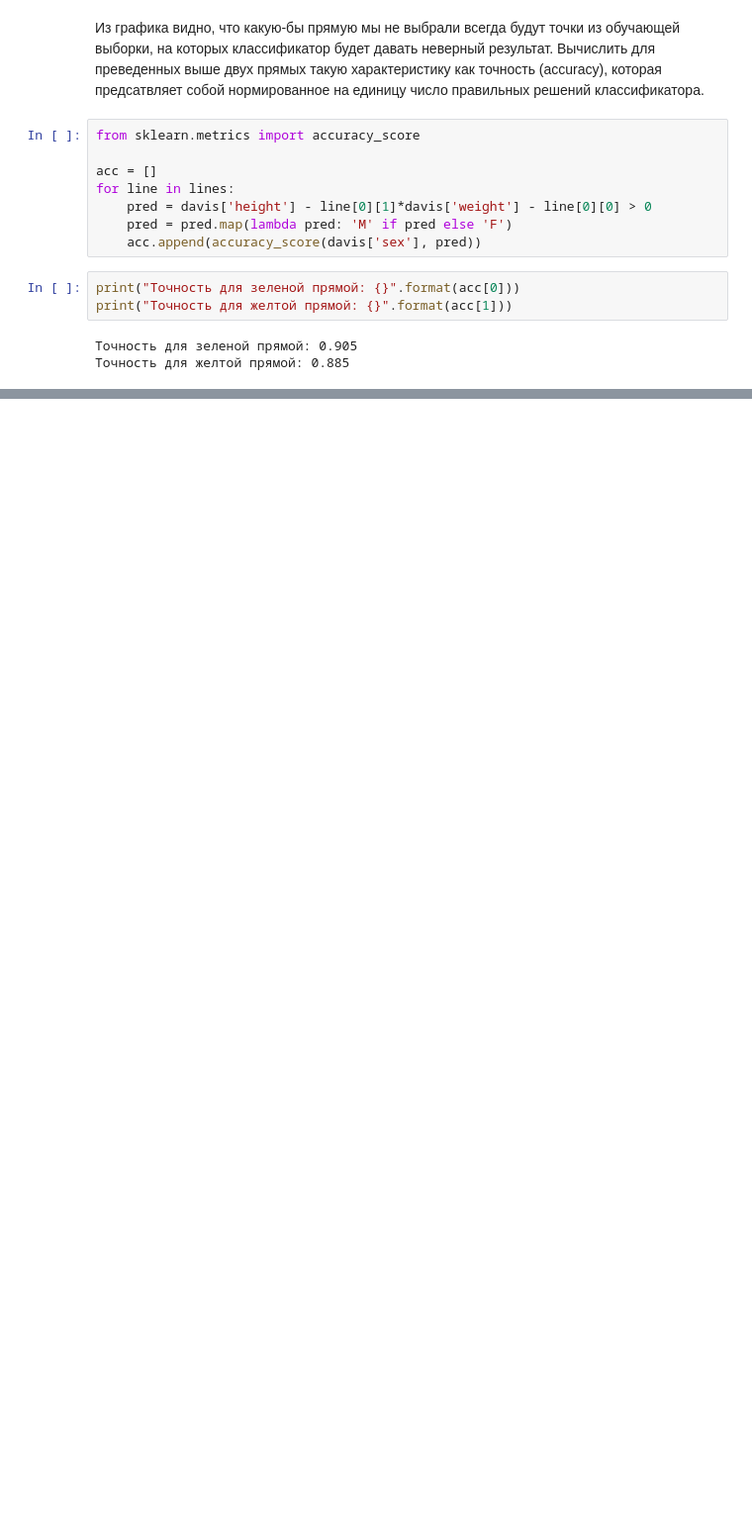
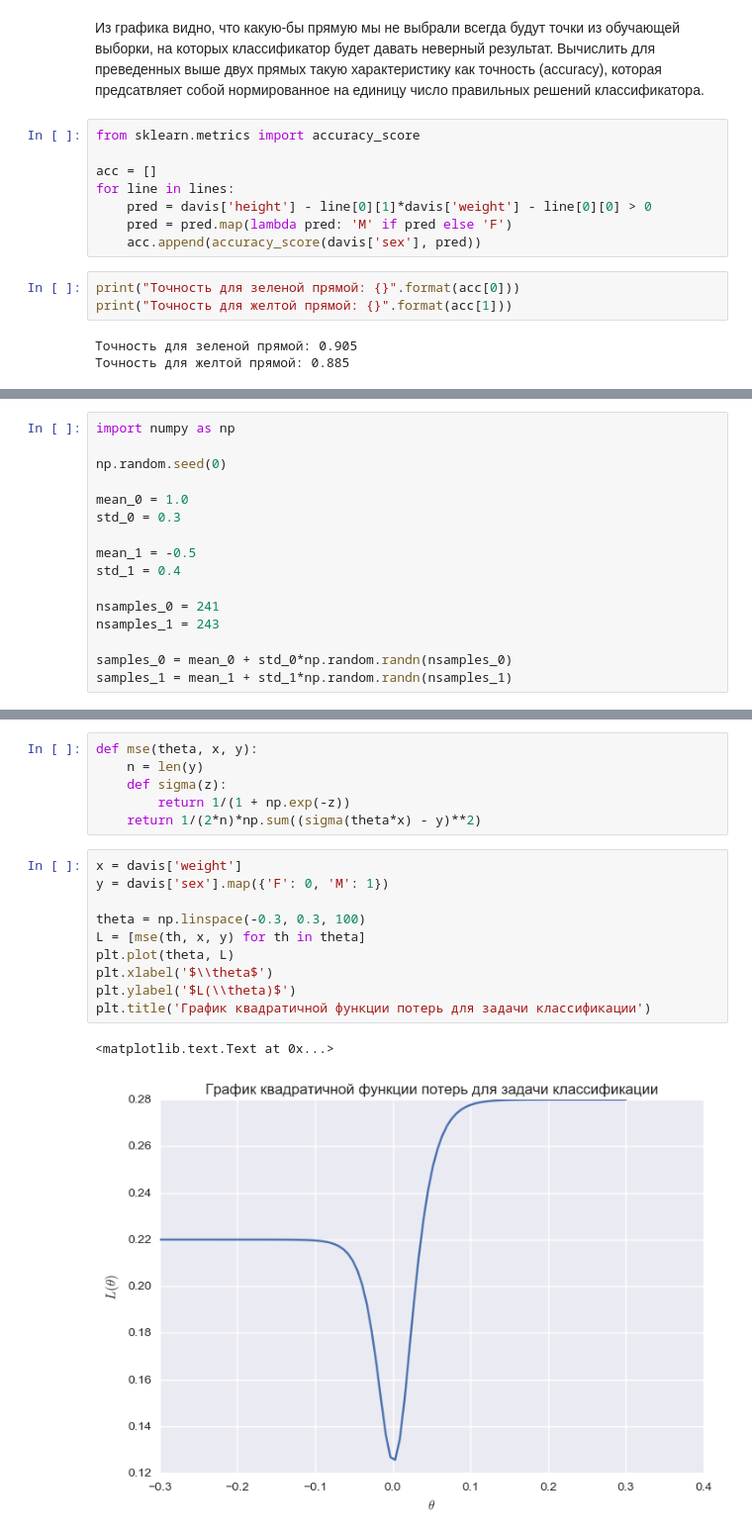
Before and after one commit to sdukshis/ml-intro, a Jupyter notebook: notebooks/LogisticRegression.ipynb, the cells around one changed output, grey strips where cells are left out. Shown at 99% size. Cells and saved outputs as stored; diff of their text form; blank space fills up the shorter version.

```diff
--- a/notebooks/LogisticRegression.ipynb
+++ b/notebooks/LogisticRegression.ipynb
@@ -125,0 +132,16 @@ $$
+# %%
+import numpy as np
+
+np.random.seed(0)
+
+mean_0 = 1.0
+std_0 = 0.3
+
+mean_1 = -0.5
+std_1 = 0.4
+
+nsamples_0 = 241
+nsamples_1 = 243
+
+samples_0 = mean_0 + std_0*np.random.randn(nsamples_0)
+samples_1 = mean_1 + std_1*np.random.randn(nsamples_1)
@@ -125,0 +192,19 @@ $$
+# %%
+def mse(theta, x, y):
+    n = len(y)
+    def sigma(z):
+        return 1/(1 + np.exp(-z))
+    return 1/(2*n)*np.sum((sigma(theta*x) - y)**2)
+# %%
+x = davis['weight']
+y = davis['sex'].map({'F': 0, 'M': 1})
+
+theta = np.linspace(-0.3, 0.3, 100)
+L = [mse(th, x, y) for th in theta]
+plt.plot(theta, L)
+plt.xlabel('$\\theta$')
+plt.ylabel('$L(\\theta)$')
+plt.title('График квадратичной функции потерь для задачи классификации')
+# %% [output]
+<matplotlib.text.Text at 0x...>
+[figure, added]
```
Also changed, not shown: parts of 41 cells of this notebook.
